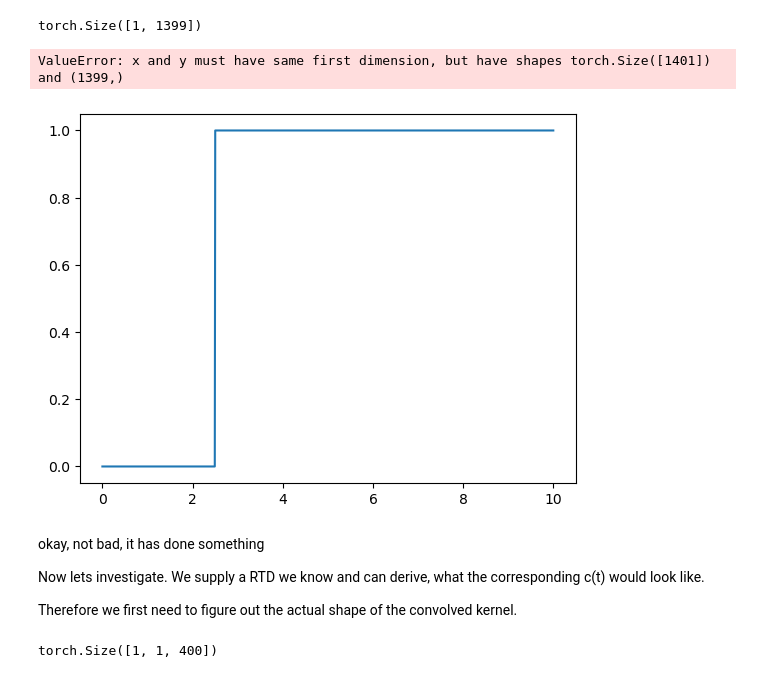
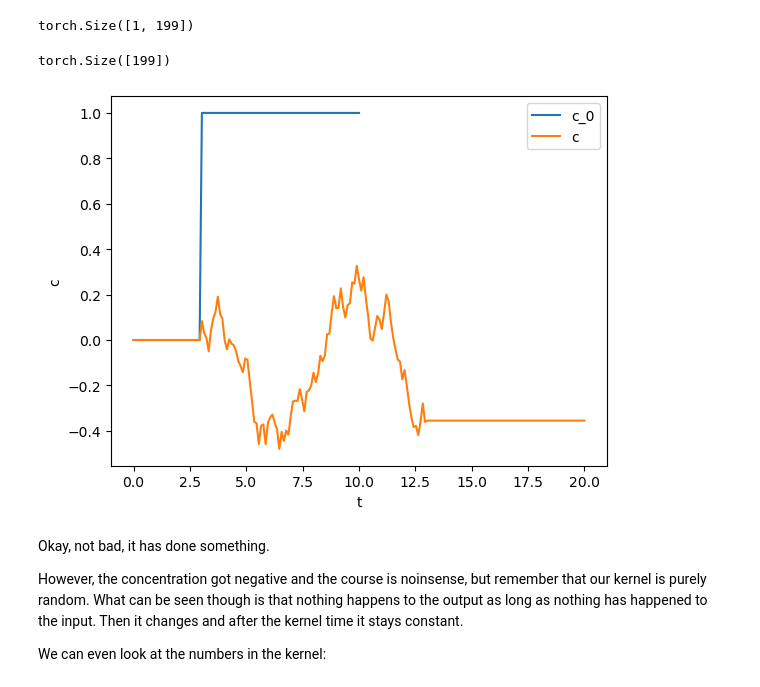
Before and after one commit to ChemRxnEngLab/nRTD, a Jupyter notebook: toy_example.ipynb, the cells around one changed output. Cells and saved outputs as stored; diff of their text form; code cells hidden in the pictures.

```diff
--- a/toy_example.ipynb
+++ b/toy_example.ipynb
@@ -1,11 +8,8 @@
 # %%
-import torch
-import matplotlib.pyplot as plt
-
-n_disc = 1000
+n_disc = 100
 t = torch.linspace(0, 10, n_disc)
 
 c_0 = torch.zeros_like(t)
-c_0[t > 2.5] = 1
+c_0[t > 3] = 1
 # %%
 plt.plot(t, c_0, label="c_0")
@@ -18,13 +31,14 @@ Now we need the convolution. We start simple by just performing any convolution:
 # %%
-n_kernel = 400
+n_kernel = 100
 t_kernel = torch.linspace(0, 10, n_kernel)
+
 conv = torch.nn.Conv1d(
-    1, 1, n_kernel, bias=False, padding=n_kernel - 1, padding_mode="replicate"
+    in_channels=1,
+    out_channels=1,
+    kernel_size=n_kernel,
+    bias=False,
+    padding=n_kernel - 1,
+    padding_mode="replicate",
 )
-# conv = torch.nn.Conv1d(1, 1, n_kernel, bias=False, padding=n_kernel, padding_mode="zeros"
 
 E_guess = conv.get_parameter("weight")
-
-c = conv(c_0[None, :])
-
-t_c = torch.linspace(2 * t[0], 2 * t[-1], n_disc + n_kernel + 1)
@@ -43,25 +78,27 @@ plt.show()
 # %%
 c.shape
 # %% [output]
-torch.Size([1, 1399])
+torch.Size([1, 199])
+# %%
+t_c = torch.linspace(t[0] + t_kernel[0], t[-1] + t_kernel[-1], n_disc + n_kernel - 1)
+print(t_c.shape)
+# %% [output]
+torch.Size([199])
 # %%
 plt.plot(t, c_0, label="c_0")
 plt.plot(t_c, c[0, :].detach().numpy(), label="c")
 plt.legend()
+plt.xlabel("t")
+plt.ylabel("c")
 plt.show()
 # %% [output]
-ValueError: x and y must have same first dimension, but have shapes torch.Size([1401]) and (1399,)
-[figure, old version]
+[figure, new version]
-# %% [markdown]
-okay, not bad, it has done something
-
-Now lets investigate. We supply a RTD we know and can derive, what the corresponding c(t) would look like.
-
-Therefore we first need to figure out the actual shape of the convolved kernel.
-# %%
-list(conv.parameters())[0].shape
-# %% [output]
-torch.Size([1, 1, 400])
+# %% [markdown]
+Okay, not bad, it has done something.
+
+However, the concentration got negative and the course is noinsense, but remember that our kernel is purely random. What can be seen though is that nothing happens to the output as long as nothing has happened to the input. Then it changes and after the kernel time it stays constant.
+
+We can even look at the numbers in the kernel:
 # %%
 list(conv.parameters())
 # %% [output]
```
Also changed, not shown: parts of 25 cells of this notebook.
